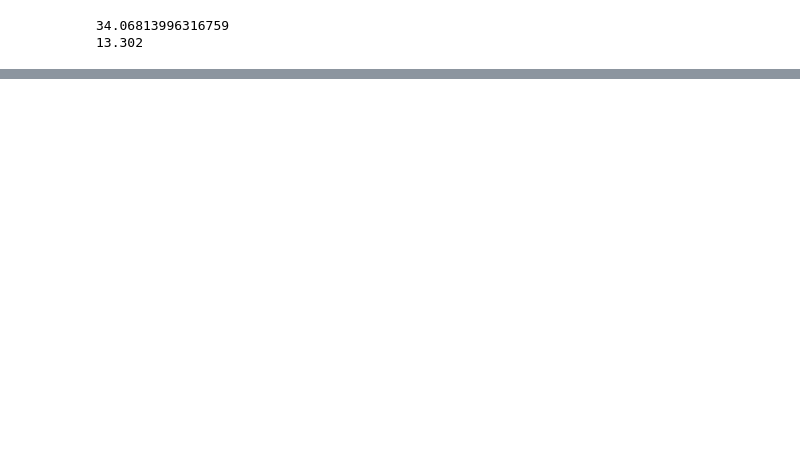
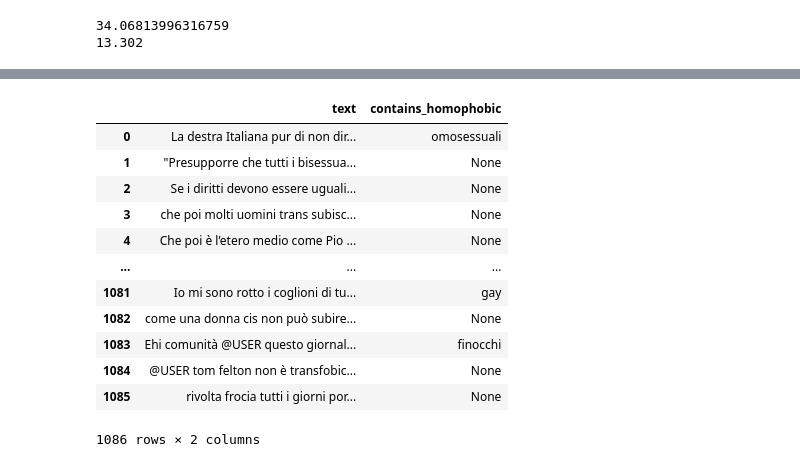
Before and after one commit to simocasaz/evalita2026-multipride-UniBO-FICLIT, a Jupyter notebook: data_analysis.ipynb, the cells around one changed output, grey strips where cells are left out. Cells and saved outputs as stored; diff of their text form; code cells hidden in the pictures; blank space fills up the shorter version.

```diff
--- a/data_analysis.ipynb
+++ b/data_analysis.ipynb
@@ -61,0 +94,24 @@ print(data['bio_length'].mean())
+# %%
+# Check for homophobic terms in the tweets end return a column with the terms found
+def contains_homophobic_term(text):
+    words = text.lower().split()
+    for word in words:
+        if word in homophobic_set:
+            return word
+    return None
+data['contains_homophobic'] = data['text'].apply(contains_homophobic_term)
+data[['text', 'contains_homophobic']]
+# %% [output]
+|  | text | contains_homophobic |
+| 0 | La destra Italiana pur di non dir... | omosessuali |
+| 1 | "Presupporre che tutti i bisessua... | None |
+| 2 | Se i diritti devono essere uguali... | None |
+| 3 | che poi molti uomini trans subisc... | None |
+| 4 | Che poi è l’etero medio come Pio ... | None |
+| ... | ... | ... |
+| 1081 | Io mi sono rotto i coglioni di tu... | gay |
+| 1082 | come una donna cis non può subire... | None |
+| 1083 | Ehi comunità @USER questo giornal... | finocchi |
+| 1084 | @USER tom felton non è transfobic... | None |
+| 1085 | rivolta frocia tutti i giorni por... | None |
+1086 rows × 2 columns
```
Also changed, not shown: parts of 6 cells of this notebook, 3 other files.
